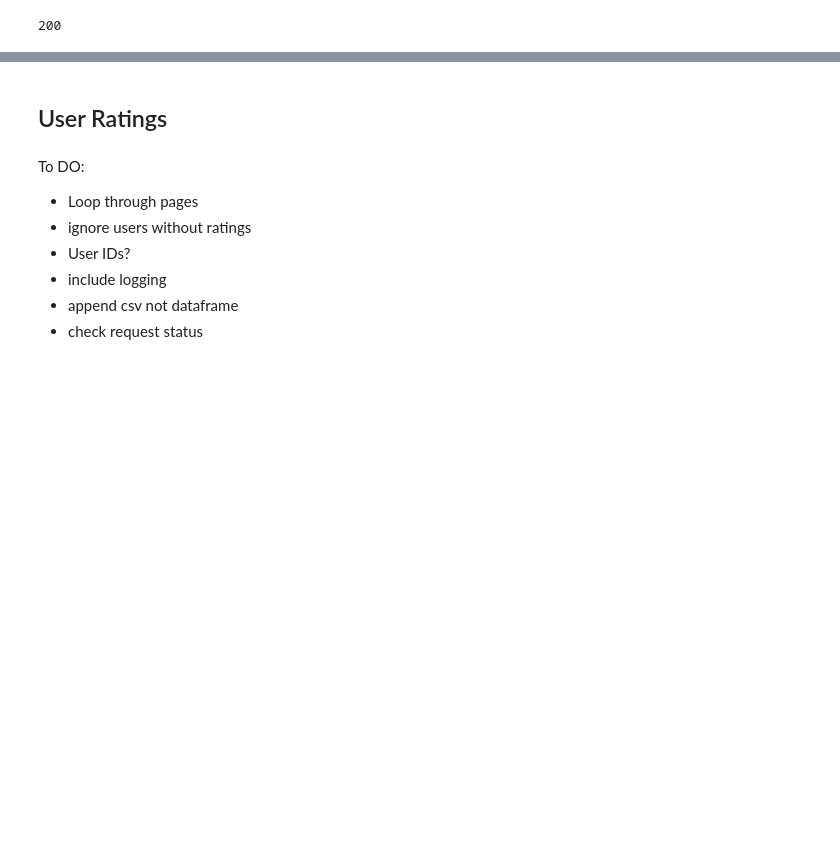
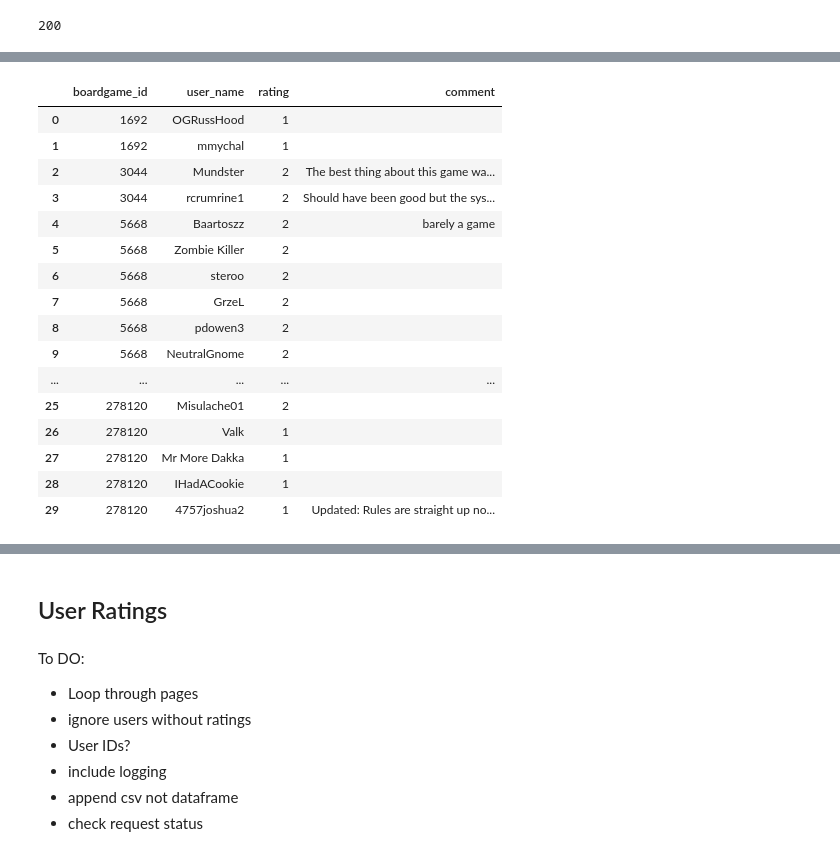
Before and after one commit to bripui/board_game_recommender, a Jupyter notebook: notebooks/API_scraper.ipynb, the cells around one changed output, grey strips where cells are left out. Saved outputs shown, nothing was run; the diff lists cells and outputs as text; code cells hidden in the pictures; blank space fills up the shorter version.

```diff
--- a/notebooks/API_scraper.ipynb
+++ b/notebooks/API_scraper.ipynb
@@ -23,5 +32,5 @@ ID = 306882
 # %%
-api_adress = f"https://www.boardgamegeek.com/xmlapi2/thing?id=306882&ratingcomments=1&page=1"
+api_adress = f"https://www.boardgamegeek.com/xmlapi2/thing?id={ID}&ratingcomments=1&page=6"
 
 response = requests.get(api_adress)
 response.status_code
@@ -57,0 +45,27 @@ soup.find_all('comments', attrs={page:'2'})
+# %%
+#<item id="1692" type="boardgame">
+maxitems = 0
+user_ratings = []
+users = []
+user_comments = []
+boardgame_ids = []
+ratings = pd.DataFrame()
+i=0
+for item in soup.find_all('item'):
+    print(item.get('id'))
+    categories = [link.get('value') for link in item.find_all('link', attrs={'type':'boardgamecategory'})]
+    print(', '.join(categories))
+
+    page = int(item.find('comments').get('page'))
+    total_items = int(item.find('comments').get('totalitems'))
+    if total_items > maxitems:
+        maxitems = total_items
+    #comments = item.find('comments')
+    for comment in item.find_all('comment'):
+        #print(i)
+        boardgame_ids.append(item.get('id'))
+        user_ratings.append(comment.get('rating'))
+        users.append(comment.get('username'))
+        user_comments.append(comment.get('value'))
+        i = i+1
+    print(item.get('id'),page, total_items, len(user_comments))
@@ -57,0 +90,28 @@ soup.find_all('comments', attrs={page:'2'})
+# %%
+
+ratings = pd.DataFrame({
+    'boardgame_id':boardgame_ids,
+    'user_name': users,
+    'rating': user_ratings,
+    'comment': user_comments
+})
+# %%
+ratings.head(30)
+# %% [output]
+|  | boardgame_id | user_name | rating | comment |
+| 0 | 1692 | OGRussHood | 1 |  |
+| 1 | 1692 | mmychal | 1 |  |
+| 2 | 3044 | Mundster | 2 | The best thing about this game wa... |
+| 3 | 3044 | rcrumrine1 | 2 | Should have been good but the sys... |
+| 4 | 5668 | Baartoszz | 2 | barely a game |
+| 5 | 5668 | Zombie Killer | 2 |  |
+| 6 | 5668 | steroo | 2 |  |
+| 7 | 5668 | GrzeL | 2 |  |
+| 8 | 5668 | pdowen3 | 2 |  |
+| 9 | 5668 | NeutralGnome | 2 |  |
+| ... | ... | ... | ... | ... |
+| 25 | 278120 | Misulache01 | 2 |  |
+| 26 | 278120 | Valk | 1 |  |
+| 27 | 278120 | Mr More Dakka | 1 |  |
+| 28 | 278120 | IHadACookie | 1 |  |
+| 29 | 278120 | 4757joshua2 | 1 | Updated: Rules are straight up no... |
```
Also changed, not shown: parts of 33 cells of this notebook, 1 other file.
